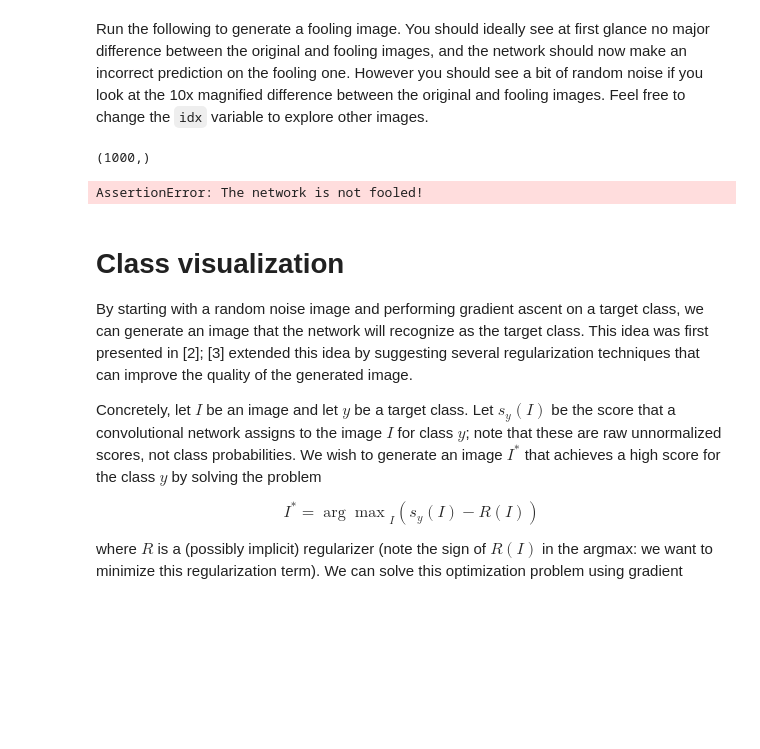
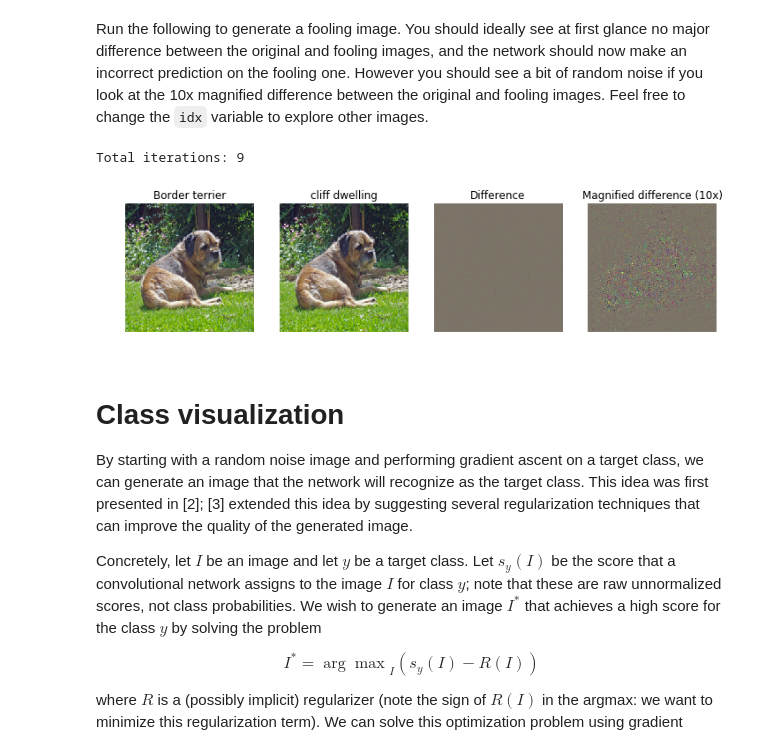
Before and after one commit to xuwd11/cs231n_hws, a Jupyter notebook: assignment3/NetworkVisualization-TensorFlow.ipynb, the cells around one changed output. Drawn from its saved outputs; the diff is of its cells as text; code cells hidden in the pictures; blank space fills up the shorter version.

```diff
--- a/assignment3/NetworkVisualization-TensorFlow.ipynb
+++ b/assignment3/NetworkVisualization-TensorFlow.ipynb
@@ -223,9 +222,17 @@ def make_fooling_image(X, target_y, model):
     # in fewer than 100 iterations of gradient ascent. You can print your        #
     # progress over iterations to check your algorithm.                          #
     ##############################################################################
+    g = tf.gradients(model.scores[:, target_y], model.image)
+    g = learning_rate * g / tf.norm(g)
 
-    scores = np.array(sess.run(tf.squeeze(model.scores), feed_dict={model.image: X_fooling}))
+    pred_y = np.argmax(sess.run(tf.squeeze(model.scores), feed_dict={model.image: X_fooling}))
     i = 0
+    while pred_y != target_y:
+        dX = sess.run(g, feed_dict={model.image: X_fooling})[0]
+        X_fooling += dX
+        pred_y = np.argmax(sess.run(tf.squeeze(model.scores), feed_dict={model.image: X_fooling}))
+        i += 1
+    print('Total iterations: {}'.format(i))
     ##############################################################################
     #                             END OF YOUR CODE                               #
     ##############################################################################
@@ -233,39 +240,41 @@ def make_fooling_image(X, target_y, model):
 # %% [markdown]
 Run the following to generate a fooling image. You should ideally see at first glance no major difference between the original and fooling images, and the network should now make an incorrect prediction on the fooling one. However you should see a bit of random noise if you look at the 10x magnified difference between the original and fooling images. Feel free to change the `idx` variable to explore other images.
 # %%
-idx = 0
+idx = 3
 Xi = X[idx][None]
-target_y = 6
+target_y = 500
 X_fooling = make_fooling_image(Xi, target_y, model)
 
 # Make sure that X_fooling is classified as y_target
 scores = sess.run(model.scores, {model.image: X_fooling})
 assert scores[0].argmax() == target_y, 'The network is not fooled!'
 
 # Show original image, fooling image, and difference
 orig_img = deprocess_image(Xi[0])
 fool_img = deprocess_image(X_fooling[0])
 # Rescale
 plt.subplot(1, 4, 1)
 plt.imshow(orig_img)
 plt.axis('off')
 plt.title(class_names[y[idx]])
 plt.subplot(1, 4, 2)
 plt.imshow(fool_img)
 plt.title(class_names[target_y])
 plt.axis('off')
 plt.subplot(1, 4, 3)
 plt.title('Difference')
 plt.imshow(deprocess_image((Xi-X_fooling)[0]))
 plt.axis('off')
 plt.subplot(1, 4, 4)
 plt.title('Magnified difference (10x)')
 plt.imshow(deprocess_image(10 * (Xi-X_fooling)[0]))
 plt.axis('off')
-plt.gcf().tight_layout()
+#plt.gcf().tight_layout()
+plt.gcf().set_size_inches(12, 5)
+plt.show()
 # %% [output]
-(1000,)
+Total iterations: 9
-AssertionError: The network is not fooled!
+[figure, added]
 # %% [markdown]
 # Class visualization
 By starting with a random noise image and performing gradient ascent on a target class, we can generate an image that the network will recognize as the target class. This idea was first presented in [2]; [3] extended this idea by suggesting several regularization techniques that can improve the quality of the generated image.
```
Also changed, not shown: parts of 4 cells of this notebook.
